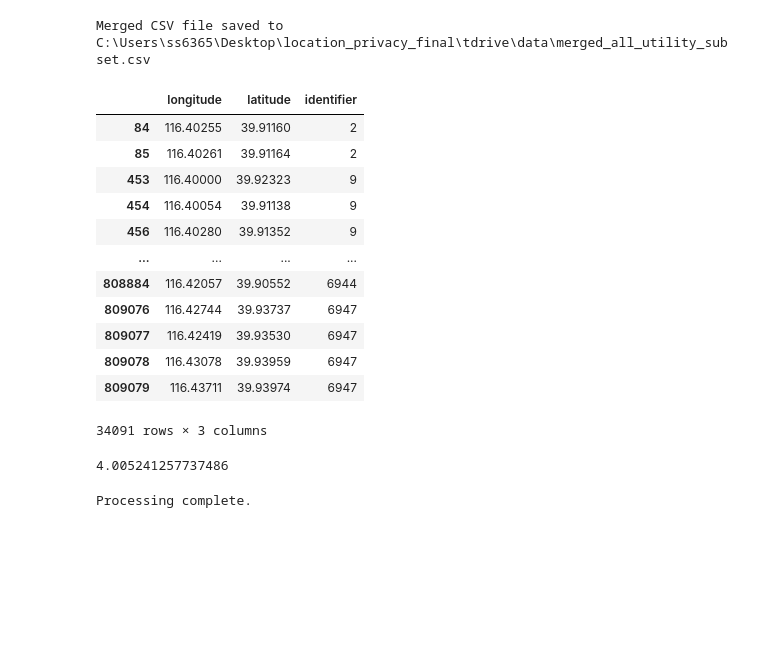
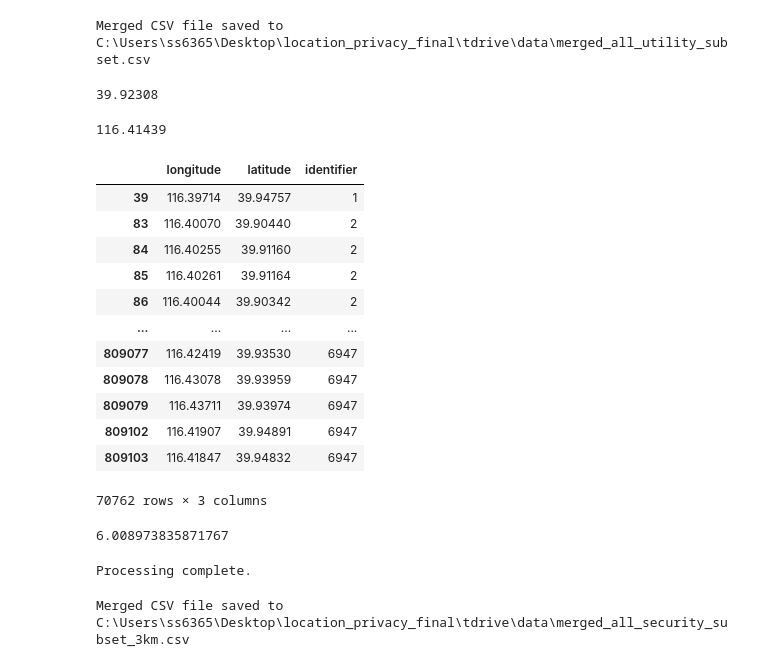
Before and after one commit to shafizurRseeam/location_privacy, a Jupyter notebook: data_preprocess/tdrive_preprocess.ipynb, the cells around one changed output. Saved outputs shown, nothing was run; the diff lists cells and outputs as text; code cells hidden in the pictures; blank space fills up the shorter version.

```diff
--- a/data_preprocess/tdrive_preprocess.ipynb
+++ b/data_preprocess/tdrive_preprocess.ipynb
@@ -399,3 +406,11 @@ Merged CSV file saved to C:\Users\ss6365\Desktop\location_privacy_final\tdrive\d
+# %%
+central_lat
+# %% [output]
+39.92308
+# %%
+central_lon
+# %% [output]
+116.41439
 # %%
 import numpy as np
 
@@ -409,46 +424,46 @@ def haversine(lat1, lon1, lat2, lon2):
     lat1, lon1, lat2, lon2 = map(np.radians, [lat1, lon1, lat2, lon2])
     # Haversine formula
     dlat = lat2 - lat1
     dlon = lon2 - lon1
     a = np.sin(dlat/2)**2 + np.cos(lat1) * np.cos(lat2) * np.sin(dlon/2)**2
     c = 2 * np.arctan2(np.sqrt(a), np.sqrt(1 - a))
     distance = R * c
     return distance
 
 def find_square_boundaries(lat, lon, distance_km):
     # Approximate conversions
     delta_lat = distance_km / 111  # 111 km per degree of latitude
     delta_lon = distance_km / (111 * np.cos(np.radians(lat)))  # Adjust for longitude
     return lat - delta_lat, lat + delta_lat, lon - delta_lon, lon + delta_lon
 
 
 # Calculate the median (or mean) latitude and longitude
 central_lat = df['latitude'].median()
 central_lon = df['longitude'].median()
 
 
 # Define the square region boundaries
-lat_min, lat_max, lon_min, lon_max = find_square_boundaries(central_lat, central_lon, 2)
+lat_min, lat_max, lon_min, lon_max = find_square_boundaries(central_lat, central_lon, 3)
 
 # Filter the DataFrame for points within the 1 km square
 df_limit = df[(df['latitude'] >= lat_min) & (df['latitude'] <= lat_max) &
                (df['longitude'] >= lon_min) & (df['longitude'] <= lon_max)]
 
 df_limit
 # %% [output]
 |  | longitude | latitude | identifier |
+| 39 | 116.39714 | 39.94757 | 1 |
+| 83 | 116.40070 | 39.90440 | 2 |
 | 84 | 116.40255 | 39.91160 | 2 |
 | 85 | 116.40261 | 39.91164 | 2 |
-| 453 | 116.40000 | 39.92323 | 9 |
-| 454 | 116.40054 | 39.91138 | 9 |
-| 456 | 116.40280 | 39.91352 | 9 |
+| 86 | 116.40044 | 39.90342 | 2 |
 | ... | ... | ... | ... |
-| 808884 | 116.42057 | 39.90552 | 6944 |
-| 809076 | 116.42744 | 39.93737 | 6947 |
 | 809077 | 116.42419 | 39.93530 | 6947 |
 | 809078 | 116.43078 | 39.93959 | 6947 |
 | 809079 | 116.43711 | 39.93974 | 6947 |
+| 809102 | 116.41907 | 39.94891 | 6947 |
+| 809103 | 116.41847 | 39.94832 | 6947 |
-34091 rows × 3 columns
+70762 rows × 3 columns
 # %%
 Horizontal_check = haversine(df_limit['latitude'].min(), df_limit['longitude'].min(), df_limit['latitude'].min(), df_limit['longitude'].max())
 Horizontal_check
@@ -456,7 +471,7 @@ Horizontal_check
 veritcal_check = haversine(df_limit['latitude'].min(), df_limit['longitude'].min(), df_limit['latitude'].max(), df_limit['longitude'].min())
 veritcal_check
 # %% [output]
-4.005241257737486
+6.008973835871767
 # %%
 import glob
 import os
@@ -505,3 +519,41 @@ for csv_file in glob.glob(os.path.join(input_directory, '*.csv')):
 print("Processing complete.")
 # %% [output]
 Processing complete.
+# %%
+import os
+import pandas as pd
+
+
+# Input directory containing CSV files
+input_directory = 'C:\\Users\\ss6365\\Desktop\\location_privacy_final\\tdrive\\data\\security'
+
+# Output directory where the merged CSV file will be saved
+output_directory = 'C:\\Users\\ss6365\\Desktop\\location_privacy_final\\tdrive\\data'
+
+
+
+# # List of important columns to keep
+important_columns = ['identifier', 'longitude', 'latitude']  # Replace with your column names
+
+# # Create a list to store dataframes from individual CSV files
+dataframes = []
+
+# # Iterate through CSV files in the input directory
+for filename in os.listdir(input_directory):
+    if filename.endswith('.csv'):
+        file_path = os.path.join(input_directory, filename)
+        df = pd.read_csv(file_path, usecols=important_columns)
+        dataframes.append(df)
+
+# # Concatenate dataframes vertically (along rows)
+merged_df = pd.concat(dataframes, ignore_index=True)
+
+# # Output file path for the merged CSV file
+output_file_path = os.path.join(output_directory, 'merged_all_security_subset_3km.csv')
+
+# # Save the merged dataframe to a CSV file
+merged_df.to_csv(output_file_path, index=False)
+
+print(f"Merged CSV file saved to {output_file_path}")
+# %% [output]
+Merged CSV file saved to C:\Users\ss6365\Desktop\location_privacy_final\tdrive\data\merged_all_security_subset_3km.csv
```
Also changed, not shown: parts of 2 cells of this notebook, 3 other files.
